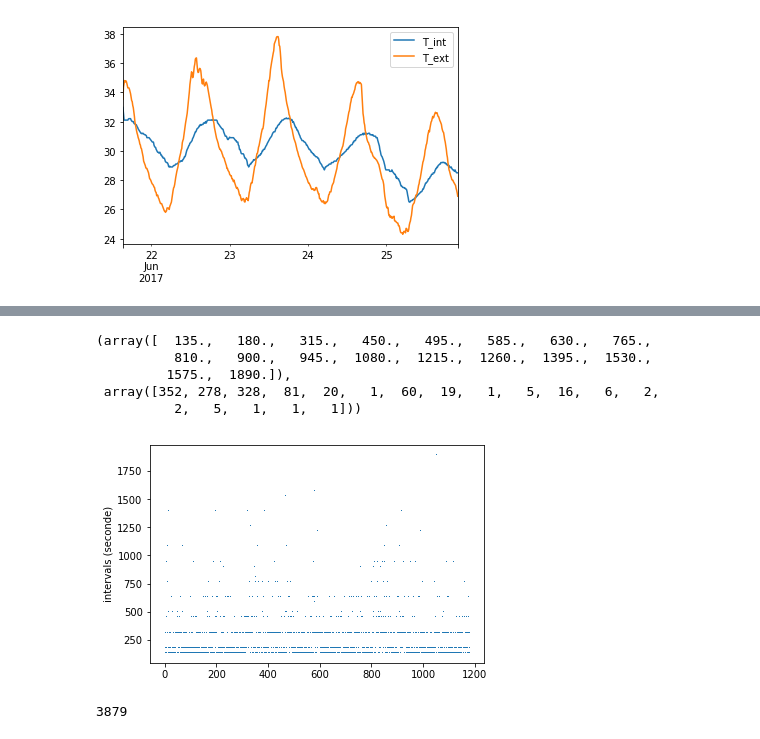
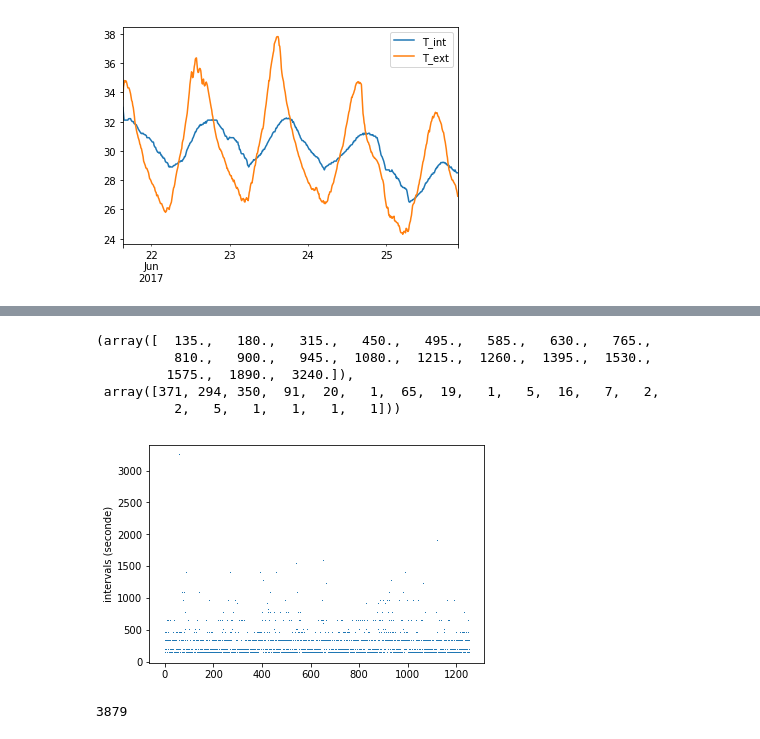
Before and after one commit to xdze2/thermique_appart, a Jupyter notebook: Model01.ipynb, the cells around one changed output, grey strips where cells are left out. Cells and saved outputs as stored; diff of their text form; code cells hidden in the pictures.

Commit message:
create separate modules to get data from feeds

```diff
--- a/Model01.ipynb
+++ b/Model01.ipynb
@@ -157,18 +135,20 @@ df
 # %%
 ## Quels sont les intervals réels ?
+
+data = getfeeddata( 3 )
 
 intervals = np.array( [ (data[k+1][0]-data[k][0] )/1000 for k in range(len(data)-1)  ] )
 
 plt.plot( intervals, ',' ); plt.ylabel('intervals (seconde)')
 
 np.unique(intervals,  return_counts=True )
 # %% [output]
 (array([  135.,   180.,   315.,   450.,   495.,   585.,   630.,   765.,
           810.,   900.,   945.,  1080.,  1215.,  1260.,  1395.,  1530.,
-         1575.,  1890.]),
- array([352, 278, 328,  81,  20,   1,  60,  19,   1,   5,  16,   6,   2,
-          2,   5,   1,   1,   1]))
+         1575.,  1890.,  3240.]),
+ array([371, 294, 350,  91,  20,   1,  65,  19,   1,   5,  16,   7,   2,
+          2,   5,   1,   1,   1,   1]))
-[figure, old version]
+[figure, new version]
 # %%
 def dateparse( time_in_secs ):
     return dt.datetime.fromtimestamp(float(time_in_secs))
```
Also changed, not shown: parts of 6 cells of this notebook, 4 other files.
